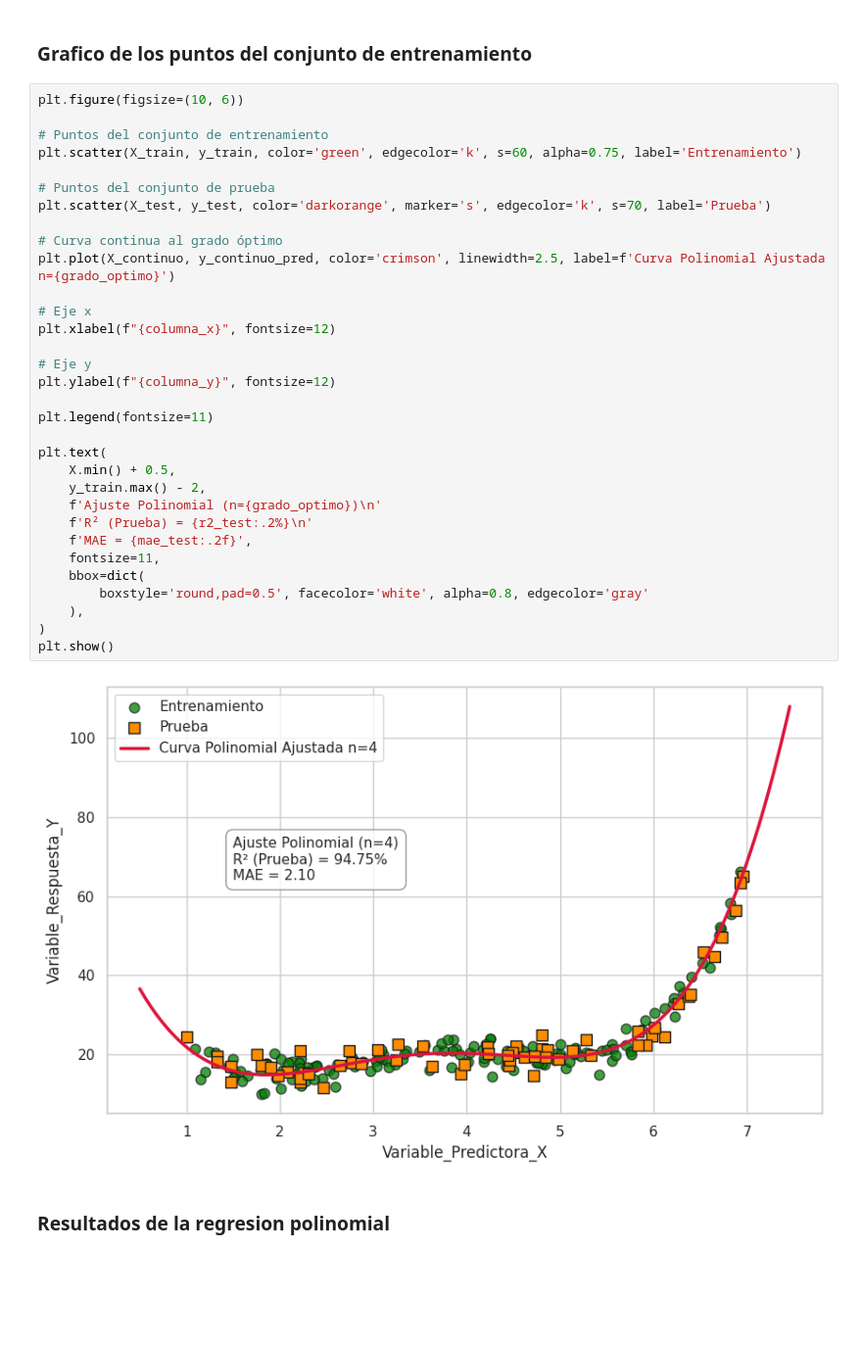
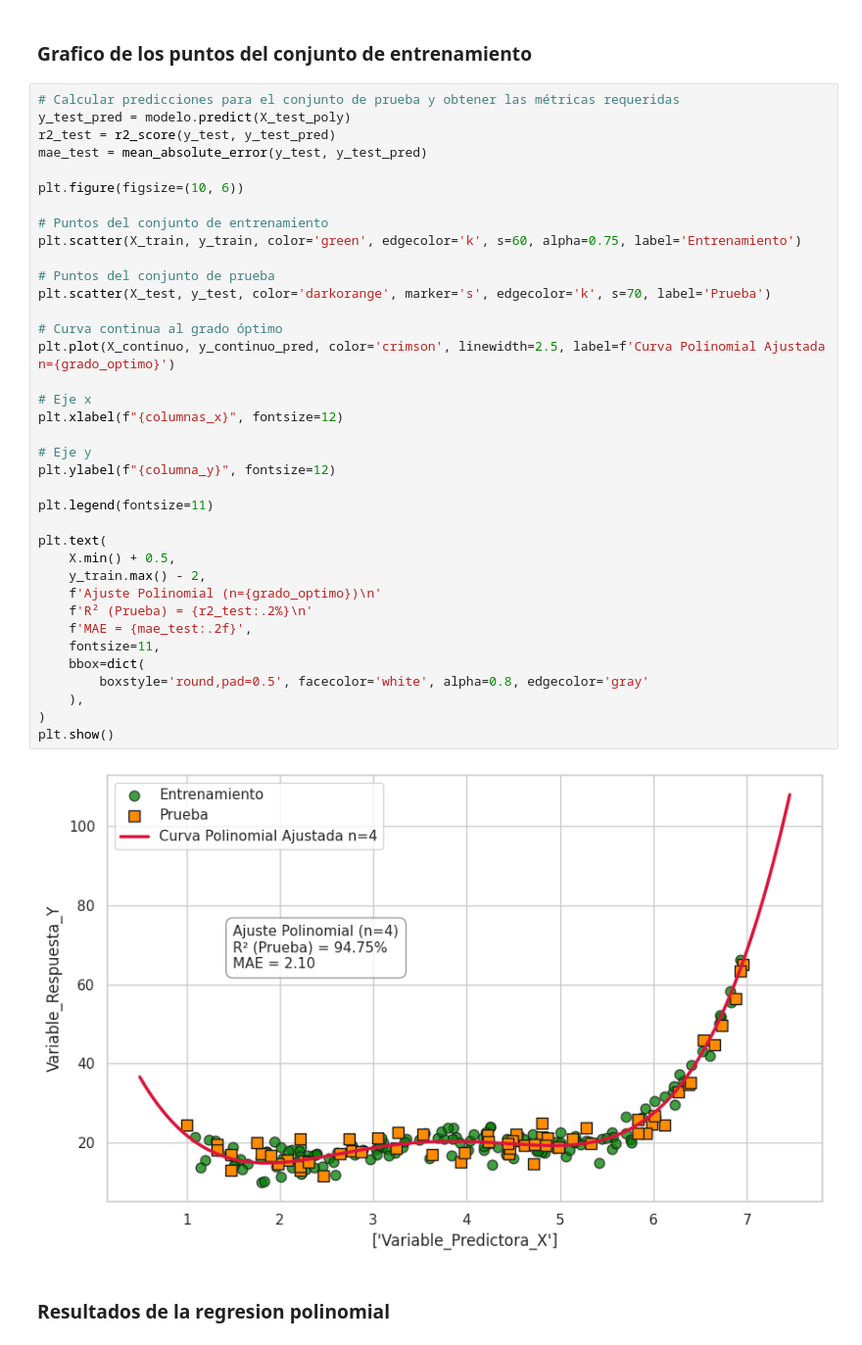
Before and after one commit to JonaEmmOfCruz/Machine-learning, a Jupyter notebook: Hands-on 3/Hands_on_3_Polynomial_Regression.ipynb, the cells around one changed output. Shown at 98% size. Saved outputs shown, nothing was run; the diff lists cells and outputs as text; blank space fills up the shorter version.

```diff
--- a/Hands-on 3/Hands_on_3_Polynomial_Regression.ipynb
+++ b/Hands-on 3/Hands_on_3_Polynomial_Regression.ipynb
@@ -328,39 +328,44 @@ y_continuo_pred = modelo.predict(X_continuo_poly)
 # %% [markdown]
 <h3><strong>Grafico de los puntos del conjunto de entrenamiento</strong></h3>
 # %%
+# Calcular predicciones para el conjunto de prueba y obtener las métricas requeridas
+y_test_pred = modelo.predict(X_test_poly)
+r2_test = r2_score(y_test, y_test_pred)
+mae_test = mean_absolute_error(y_test, y_test_pred)
+
 plt.figure(figsize=(10, 6))
 
 # Puntos del conjunto de entrenamiento
 plt.scatter(X_train, y_train, color='green', edgecolor='k', s=60, alpha=0.75, label='Entrenamiento')
 
 # Puntos del conjunto de prueba
 plt.scatter(X_test, y_test, color='darkorange', marker='s', edgecolor='k', s=70, label='Prueba')
 
 # Curva continua al grado óptimo
 plt.plot(X_continuo, y_continuo_pred, color='crimson', linewidth=2.5, label=f'Curva Polinomial Ajustada n={grado_optimo}')
 
 # Eje x
-plt.xlabel(f"{columna_x}", fontsize=12)
+plt.xlabel(f"{columnas_x}", fontsize=12)
 
 # Eje y
 plt.ylabel(f"{columna_y}", fontsize=12)
 
 plt.legend(fontsize=11)
 
 plt.text(
     X.min() + 0.5,
     y_train.max() - 2,
     f'Ajuste Polinomial (n={grado_optimo})\n'
     f'R² (Prueba) = {r2_test:.2%}\n'
     f'MAE = {mae_test:.2f}',
     fontsize=11,
     bbox=dict(
         boxstyle='round,pad=0.5', facecolor='white', alpha=0.8, edgecolor='gray'
     ),
 )
 plt.show()
 # %% [output]
-[figure, old version]
+[figure, new version]
 # %% [markdown]
 <h3><strong>Resultados de la regresion polinomial</strong></h3>
 # %%
```
Also changed, not shown: parts of 3 cells of this notebook.
